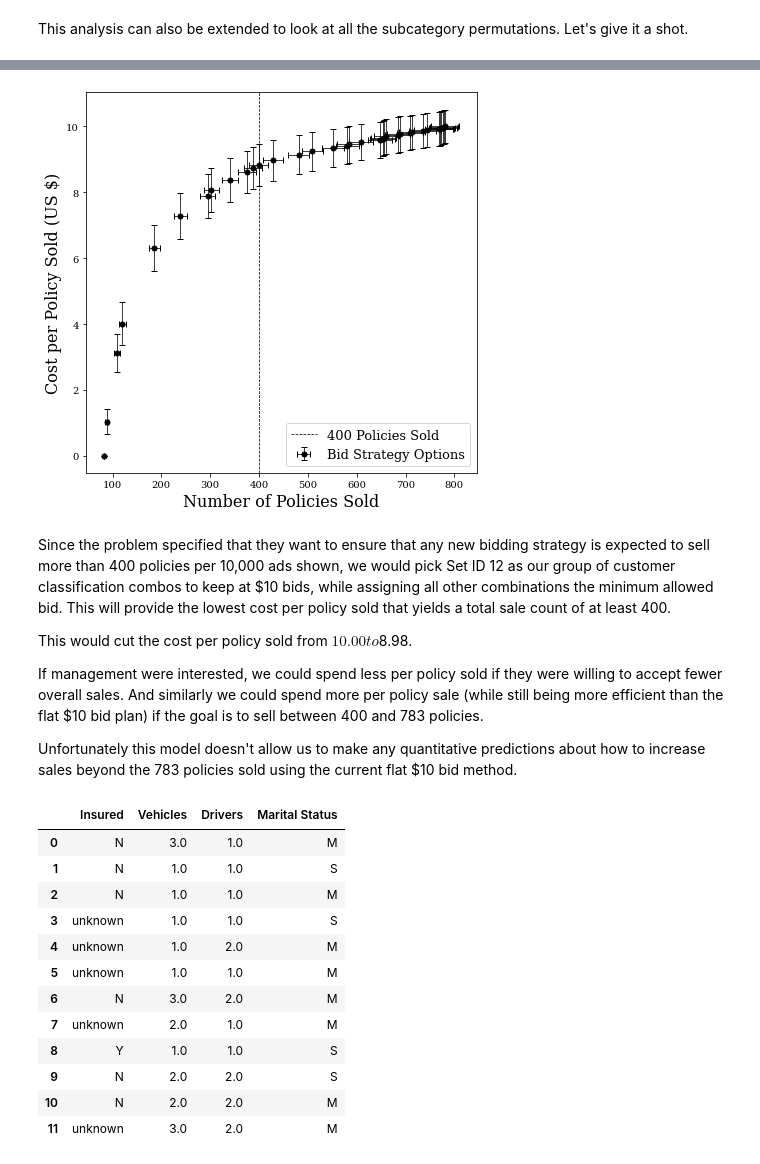
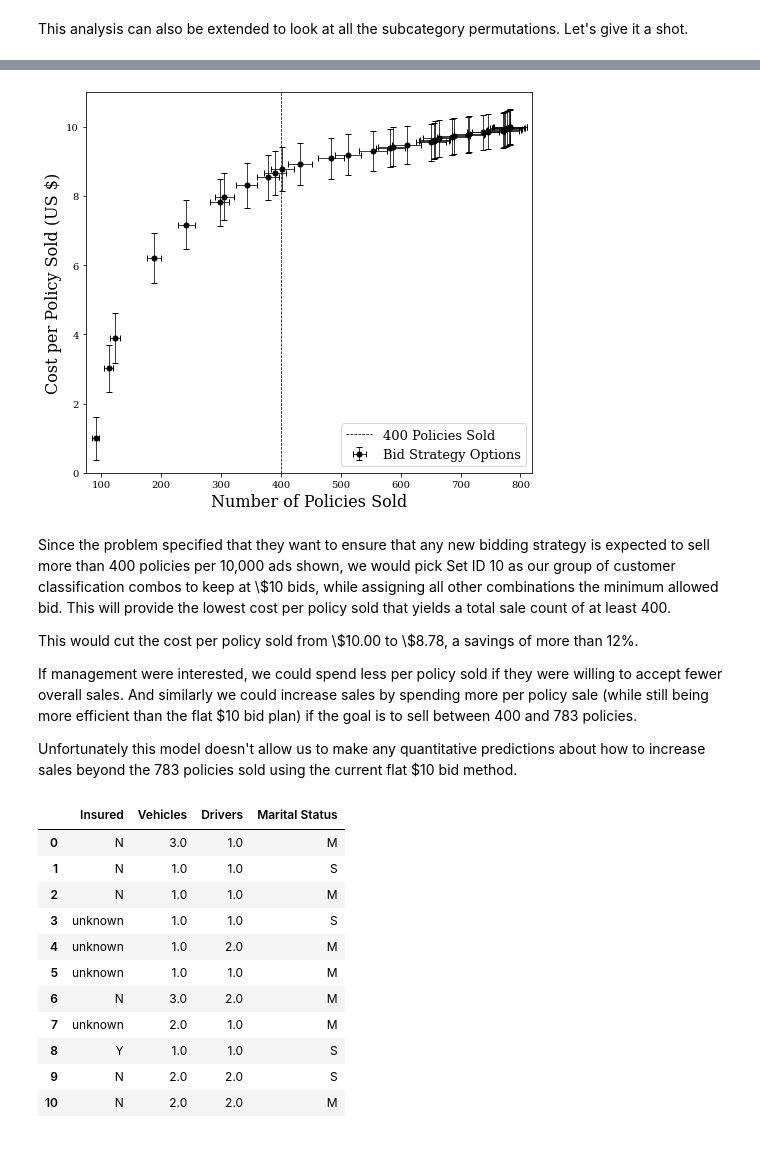
Before and after one commit to rdp135/Root_Insurance, a Jupyter notebook: PatsScratchWork.ipynb, the cells around one changed output, grey strips where cells are left out. Saved outputs shown, nothing was run; the diff lists cells and outputs as text; code cells hidden in the pictures.

```diff
--- a/PatsScratchWork.ipynb
+++ b/PatsScratchWork.ipynb
@@ -989,12 +989,14 @@ policystats_df = pd.DataFrame({
                         'Uncertainty in Cost Per Sale':[]
                                 })
 
+print(np.arange(25)[0:12+1],np.arange(25)[12+1:-1])
+
 #print('Set ID, Policies From $10 Bids, Policies from Minimum Bids, Total Policies Sold, Ad Cost Per Policy Sold')
 for i in range(35):
-    TenDollarPolicies = sum(categories_df.iloc[0:i]["Total Policies Sold"])
-    TenDollarUncertainty = np.sqrt(sum( np.array(categories_df.iloc[0:i]["Total Policies Sold Uncertainty"])**2 ))
+    TenDollarPolicies = sum(categories_df.iloc[0:i+1]["Total Policies Sold"])
+    TenDollarUncertainty = np.sqrt(sum( np.array(categories_df.iloc[0:i+1]["Total Policies Sold Uncertainty"])**2 ))
     MinBidPolicies = sum(categories_df.iloc[i:-1]["Expected Policies Sold at Rank 5"])
-    MinBidUncertainty = np.sqrt(sum( np.array(categories_df.iloc[0:i]["Uncertainty in Rank 5 Sales Estimate"])**2 ))
+    MinBidUncertainty = np.sqrt(sum( np.array(categories_df.iloc[i:-1]["Uncertainty in Rank 5 Sales Estimate"])**2 ))
     TotalPolicies = TenDollarPolicies+MinBidPolicies
     TotalUncertainty = np.sqrt( TenDollarUncertainty**2 + MinBidUncertainty**2 )
     CostPerAd = (10.0*TenDollarPolicies + MinBidVal*MinBidPolicies) / (TenDollarPolicies+MinBidPolicies)
@@ -1034,32 +1037,35 @@ policystats_df
 # %%
-plt.figure(figsize=(7,7))
+plt.figure(figsize=(8,7))
 
 plt.errorbar(x=policystats_df["Total Policies Sold"], y=policystats_df["Ad Cost Per Policy Sold"],
              xerr=policystats_df["Uncertainty in Total Sales"], yerr=policystats_df["Uncertainty in Cost Per Sale"],
              color='k', fmt='o', capsize=3, linewidth=0.75, markersize=5,label='Bid Strategy Options')
 
 plt.axvline(400,color='k',linestyle='--',linewidth=0.75,label='400 Policies Sold')
 
 plt.legend(fontsize=13,loc='lower right')
-plt.xlabel('Number of Policies Sold',fontsize=16)
-plt.ylabel('Cost per Policy Sold (US \$)',fontsize=16)
+plt.xlabel('Number of Policies Sold', fontsize=16)
+plt.ylabel('Cost per Policy Sold (US \$)', fontsize=16)
+
+plt.ylim(0,11)
+plt.xlim(75,820)
 
 plt.show()
 # %% [output]
-[figure, old version]
+[figure, new version]
 # %% [markdown]
-Since the problem specified that they want to ensure that any new bidding strategy is expected to sell more than 400 policies per 10,000 ads shown, we would pick Set ID 12 as our group of customer classification combos to keep at $10 bids, while assigning all other combinations the minimum allowed bid. This will provide the lowest cost per policy sold that yields a total sale count of at least 400.
+Since the problem specified that they want to ensure that any new bidding strategy is expected to sell more than 400 policies per 10,000 ads shown, we would pick Set ID 10 as our group of customer classification combos to keep at \\\$10 bids, while assigning all other combinations the minimum allowed bid. This will provide the lowest cost per policy sold that yields a total sale count of at least 400.
 
-This would cut the cost per policy sold from $10.00 to $8.98.
+This would cut the cost per policy sold from \\\$10.00 to \\\$8.78, a savings of more than 12\%.
 
-If management were interested, we could spend less per policy sold if they were willing to accept fewer overall sales. And similarly we could spend more per policy sale (while still being more efficient than the flat $10 bid plan) if the goal is to sell between 400 and 783 policies.
+If management were interested, we could spend less per policy sold if they were willing to accept fewer overall sales. And similarly we could increase sales by spending more per policy sale (while still being more efficient than the flat $10 bid plan) if the goal is to sell between 400 and 783 policies.
 
 Unfortunately this model doesn't allow us to make any quantitative predictions about how to increase sales beyond the 783 policies sold using the current flat $10 bid method.
 # %%
 #List out the category combinations we would be submitting $10 bids for under this strategy
 #All others not listed here would get the minimum allowed bid
 
-categories_df[['Insured','Vehicles','Drivers','Marital Status']].iloc[0:12]
+categories_df[['Insured','Vehicles','Drivers','Marital Status']].iloc[0:10+1]
 # %% [output]
 |  | Insured | Vehicles | Drivers | Marital Status |
 | 0 | N | 3.0 | 1.0 | M |
@@ -1073,4 +1079,3 @@ categories_df[['Insured','Vehicles','Drivers','Marital Status']].iloc[0:12]
 | 8 | Y | 1.0 | 1.0 | S |
 | 9 | N | 2.0 | 2.0 | S |
 | 10 | N | 2.0 | 2.0 | M |
-| 11 | unknown | 3.0 | 2.0 | M |
```
Also changed, not shown: parts of 5 cells of this notebook.
